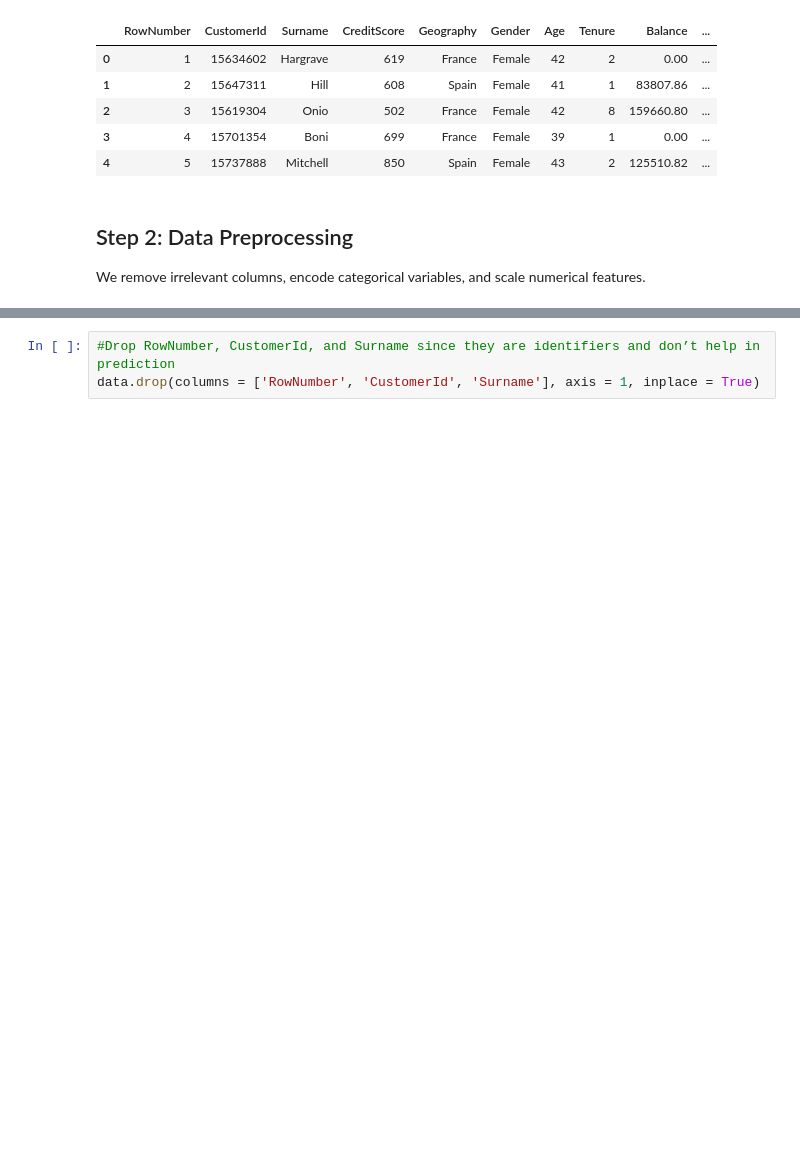
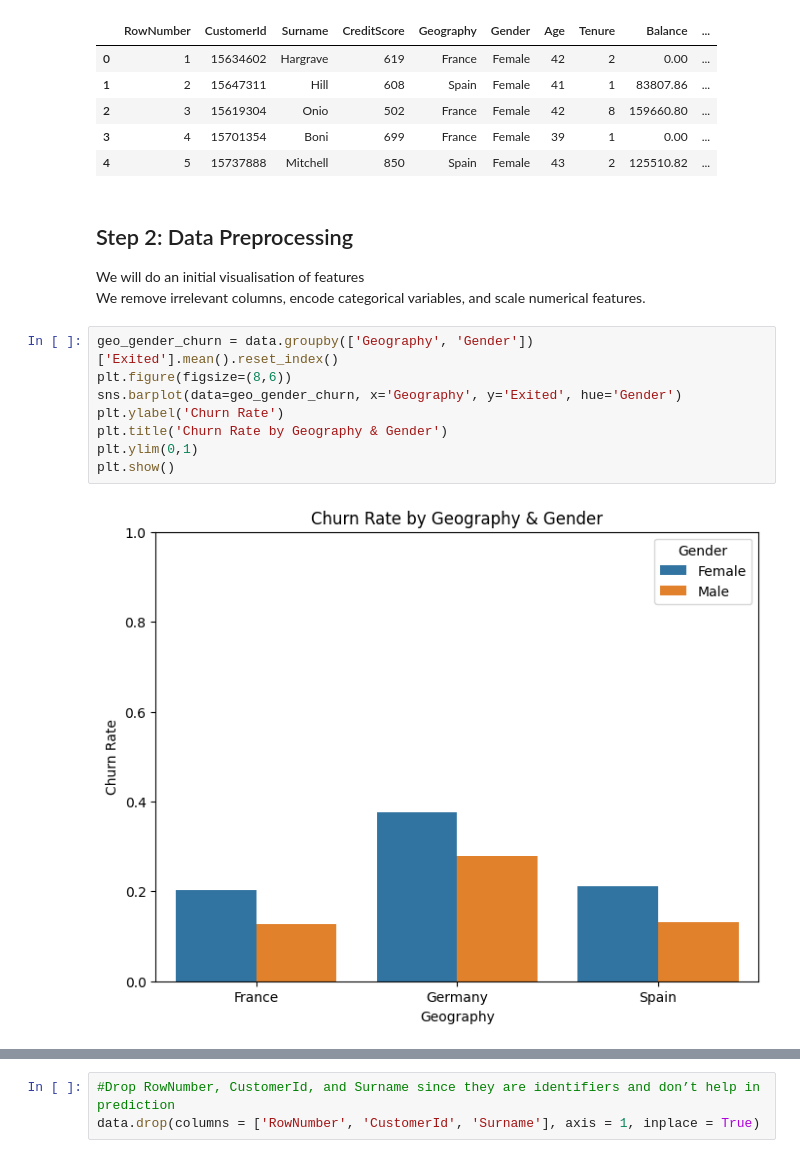
Before and after one commit to Student-cmd-art/ANN-Classification-Churn, a Jupyter notebook: annproject.ipynb, the cells around one changed output, grey strips where cells are left out. Cells and saved outputs as stored; diff of their text form; blank space fills up the shorter version.

```diff
--- a/annproject.ipynb
+++ b/annproject.ipynb
@@ -29,4 +31,15 @@ data.head()
 | 4 | 5 | 15737888 | Mitchell | 850 | Spain | Female | 43 | 2 | 125510.82 | ... |
 # %% [markdown]
 ## Step 2: Data Preprocessing
+We will do an initial visualisation of features <br>
 We remove irrelevant columns, encode categorical variables, and scale numerical features.
+# %%
+geo_gender_churn = data.groupby(['Geography', 'Gender'])['Exited'].mean().reset_index()
+plt.figure(figsize=(8,6))
+sns.barplot(data=geo_gender_churn, x='Geography', y='Exited', hue='Gender')
+plt.ylabel('Churn Rate')
+plt.title('Churn Rate by Geography & Gender')
+plt.ylim(0,1)
+plt.show()
+# %% [output]
+[figure, added]
```
Also changed, not shown: parts of 15 cells of this notebook, 1 other file.
